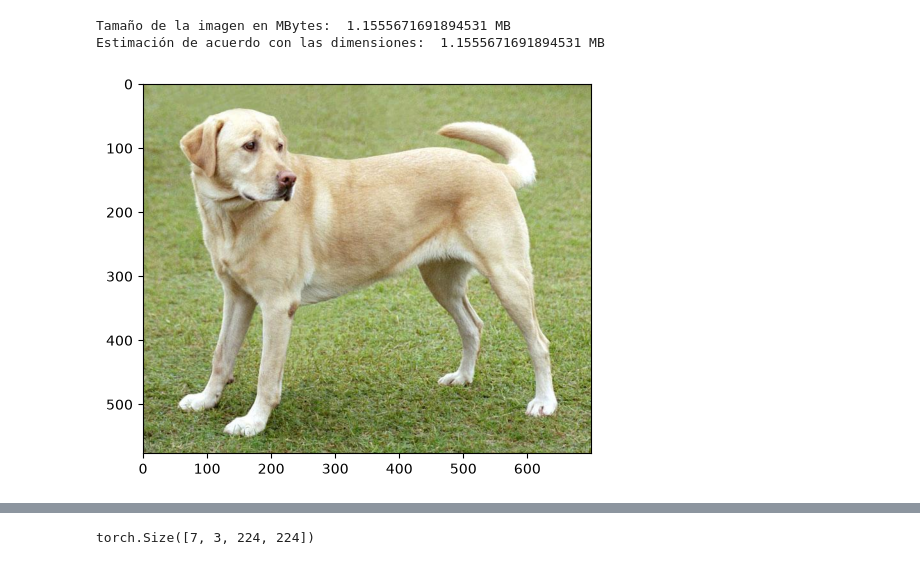
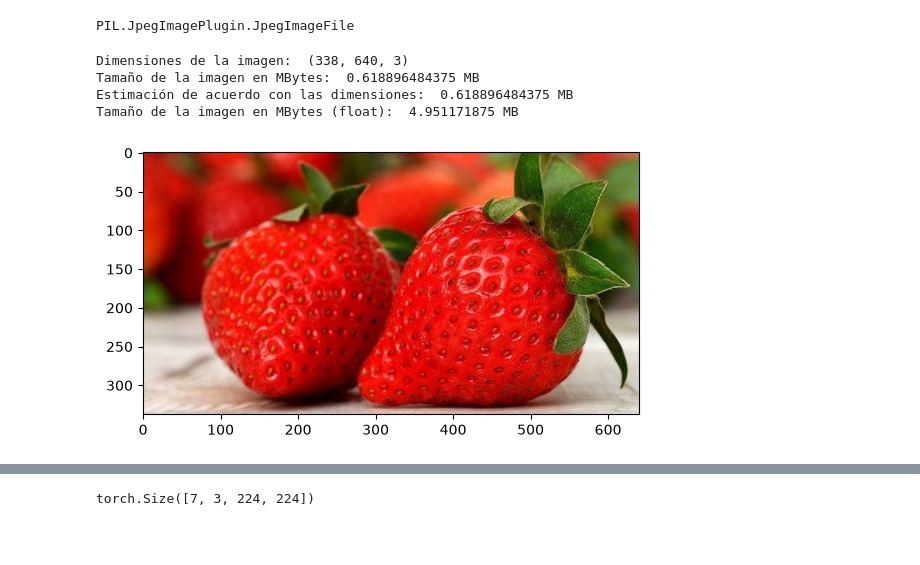
Before and after one commit to robertohincapie/Curso_MineriaMultimedia, a Jupyter notebook: Unidad 2/carga_tranformaciones.ipynb, the cells around one changed output, grey strips where cells are left out. Drawn from its saved outputs; the diff is of its cells as text; code cells hidden in the pictures; blank space fills up the shorter version.

Commit message:
Cambios en el archivo de carga de imagenes y transformaciones

```diff
--- a/Unidad 2/carga_tranformaciones.ipynb
+++ b/Unidad 2/carga_tranformaciones.ipynb
@@ -26,13 +26,22 @@ for url in imgs:
 
     imagen = Image.open(BytesIO(response.content)).convert("RGB")
     imagenes.append(imagen)
+# %%
+gato=Image.open('./data/images_dataset/gato/gato1.jpg')
+type(gato)
+# %% [output]
+PIL.JpegImagePlugin.JpegImageFile
 # %%
-plt.imshow(imagenes[0])
-X=np.asarray(imagenes[0])
-X.shape
+plt.imshow(imagenes[1])
+X=np.asarray(imagenes[1])
+print('Dimensiones de la imagen: ',X.shape)
 print('Tamaño de la imagen en MBytes: ',X.nbytes / 1024**2, "MB")
 print('Estimación de acuerdo con las dimensiones: ',X.shape[0]*X.shape[1]*X.shape[2]/1024**2, "MB"  )
+#print(X)
+print('Tamaño de la imagen en MBytes (float): ',X.astype(float).nbytes / 1024**2, "MB")
 # %% [output]
-Tamaño de la imagen en MBytes:  1.1555671691894531 MB
-Estimación de acuerdo con las dimensiones:  1.1555671691894531 MB
+Dimensiones de la imagen:  (338, 640, 3)
+Tamaño de la imagen en MBytes:  0.618896484375 MB
+Estimación de acuerdo con las dimensiones:  0.618896484375 MB
+Tamaño de la imagen en MBytes (float):  4.951171875 MB
-[figure, old version]
+[figure, new version]
```
Also changed, not shown: parts of 6 cells of this notebook, 1 other file.
